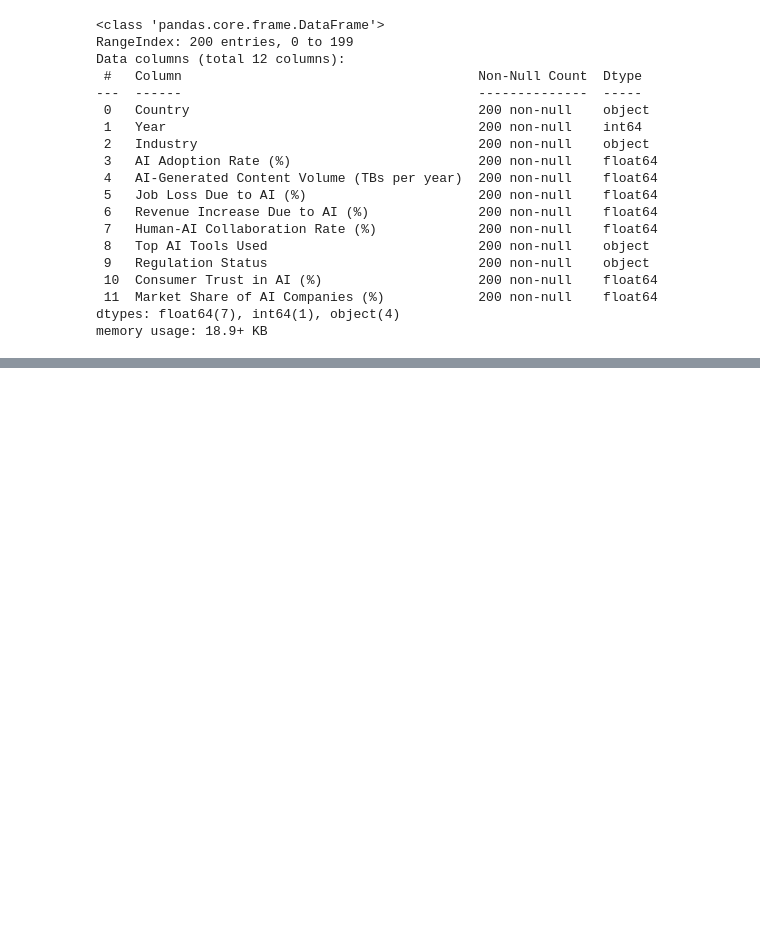
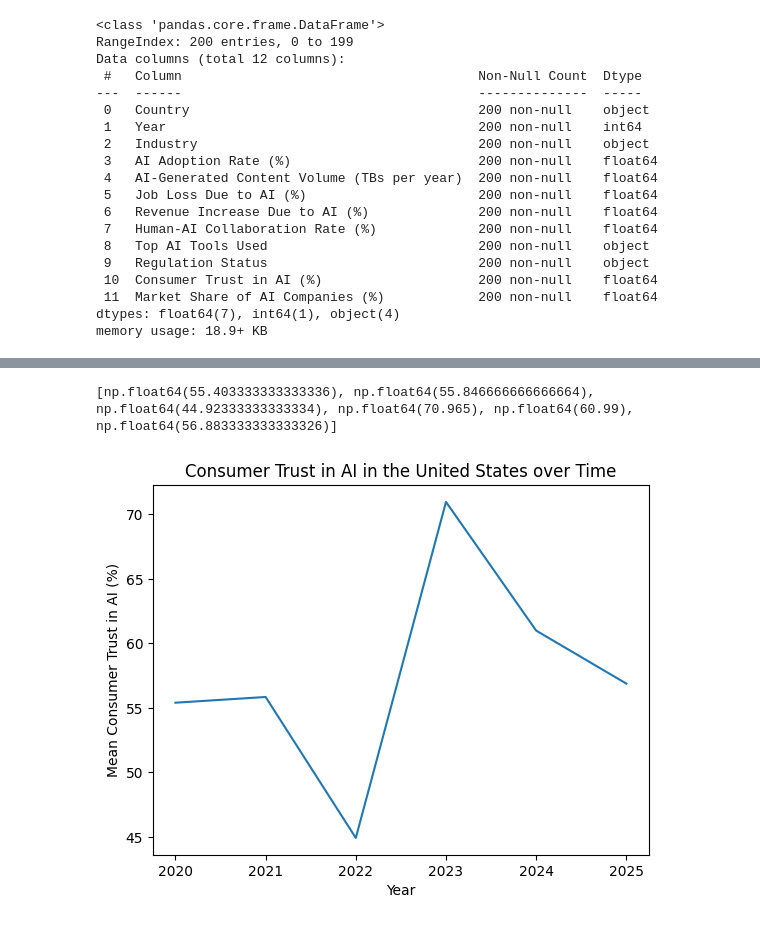
Before and after one commit to jigar-shroff/AiOnDigitalMediaResearch, a Jupyter notebook: AIOnDigitalMediaResearch.ipynb, the cells around one changed output, grey strips where cells are left out. Cells and saved outputs as stored; diff of their text form; code cells hidden in the pictures; blank space fills up the shorter version.

Commit message:
Created visualization

```diff
--- a/AIOnDigitalMediaResearch.ipynb
+++ b/AIOnDigitalMediaResearch.ipynb
@@ -54,0 +119,3 @@ memory usage: 18.9+ KB
+# %%
+sortedByYear = aiFrame.sort_values(by = "Year", ascending = True)
+sortedByYear
@@ -54,0 +136,6 @@ memory usage: 18.9+ KB
+# %%
+#Figure out consumer confidence over last few years
+
+countries = sortedByYear.groupby("Country")
+usa = countries.get_group("USA")
+usa
@@ -54,0 +160,5 @@ memory usage: 18.9+ KB
+# %%
+americaByYears = []
+
+for r in range(2020, 2026, 1):
+  americaByYears.append(usa.groupby("Year").get_group(r))
@@ -54,0 +176,21 @@ memory usage: 18.9+ KB
+# %%
+usaMeans = [] #stores the mean of each year
+
+for df in americaByYears:
+  usaMeans.append(df["Consumer Trust in AI"].mean())
+
+print(usaMeans)
+# %% [output]
+[np.float64(55.403333333333336), np.float64(55.846666666666664), np.float64(44.92333333333334), np.float64(70.965), np.float64(60.99), np.float64(56.883333333333326)]
+# %%
+years = [2020, 2021, 2022, 2023, 2024, 2025]
+
+plt.plot(years, usaMeans)
+
+plt.title("Consumer Trust in AI in the United States over Time")
+plt.xlabel("Year")
+plt.ylabel("Mean Consumer Trust in AI (%)")
+
+plt.show()
+# %% [output]
+[figure, added]
```
Also changed, not shown: parts of 12 cells of this notebook.
